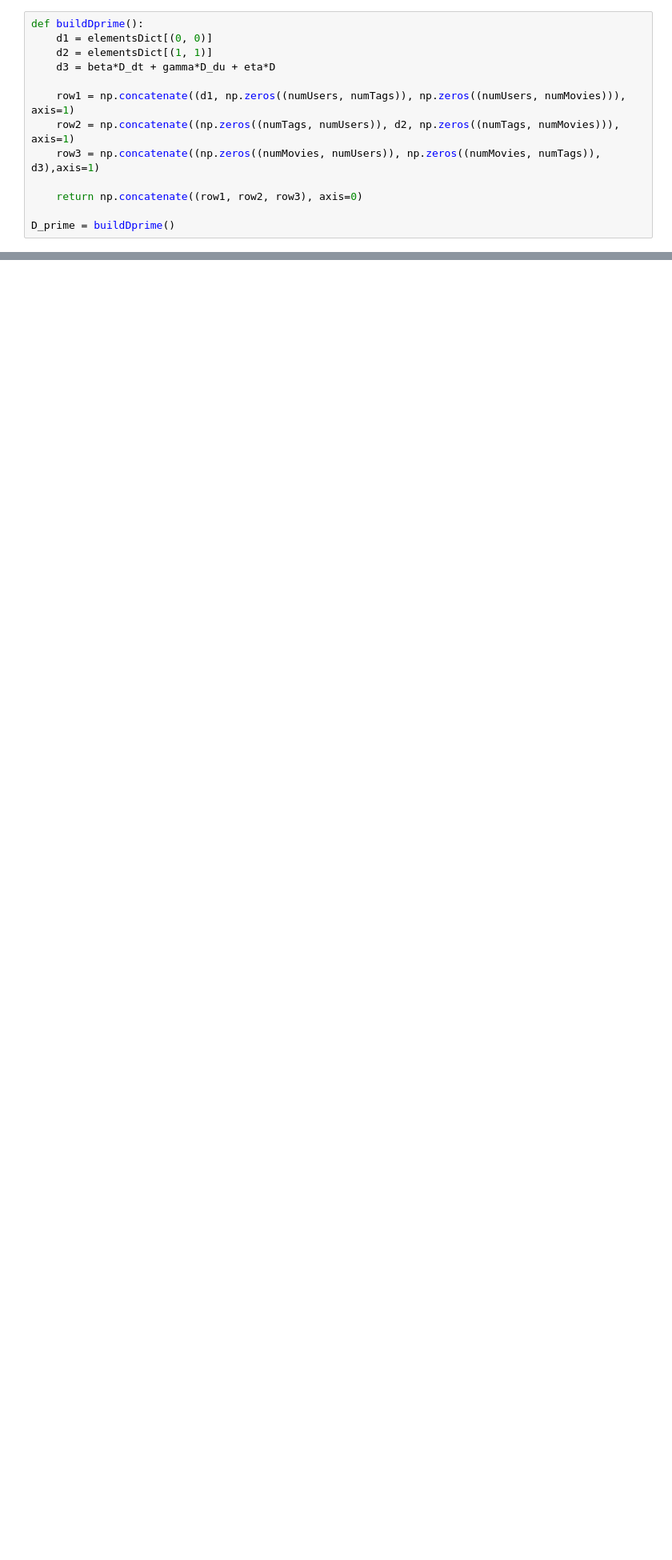
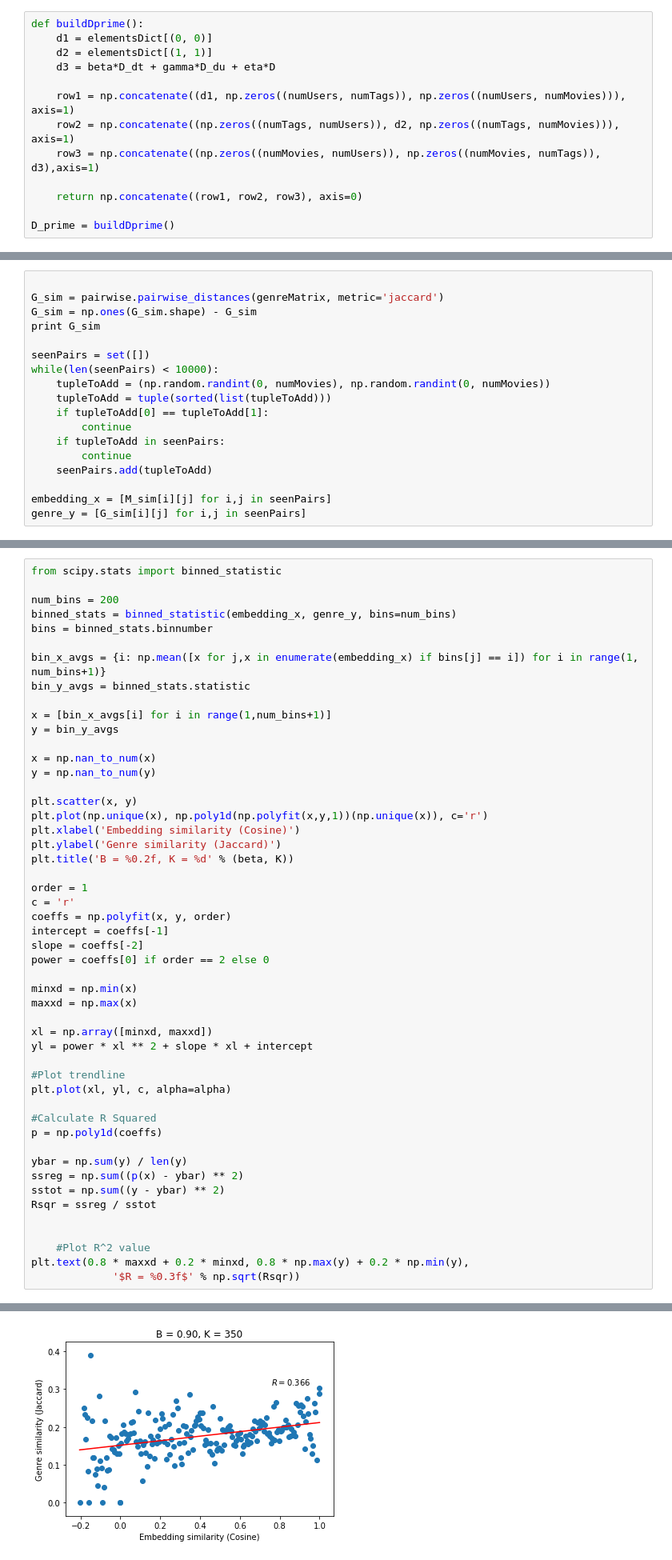
Before and after one commit to travis14/cs224w-final-project, a Jupyter notebook: Tag Similarity Embeddings.ipynb, the cells around one changed output, grey strips where cells are left out. Shown at 80% size. Saved outputs shown, nothing was run; the diff lists cells and outputs as text; blank space fills up the shorter version.

```diff
--- a/Tag Similarity Embeddings.ipynb
+++ b/Tag Similarity Embeddings.ipynb
@@ -333,0 +303,18 @@ array([[ -7.54530498e-05,   5.88146288e-05,  -8.23677486e-05, ...,
+# %%
+
+G_sim = pairwise.pairwise_distances(genreMatrix, metric='jaccard')
+G_sim = np.ones(G_sim.shape) - G_sim
+print G_sim
+
+seenPairs = set([])
+while(len(seenPairs) < 10000):
+    tupleToAdd = (np.random.randint(0, numMovies), np.random.randint(0, numMovies))
+    tupleToAdd = tuple(sorted(list(tupleToAdd)))
+    if tupleToAdd[0] == tupleToAdd[1]:
+        continue
+    if tupleToAdd in seenPairs:
+        continue
+    seenPairs.add(tupleToAdd)
+
+embedding_x = [M_sim[i][j] for i,j in seenPairs]
+genre_y = [G_sim[i][j] for i,j in seenPairs]
@@ -333,0 +337,51 @@ array([[ -7.54530498e-05,   5.88146288e-05,  -8.23677486e-05, ...,
+# %%
+from scipy.stats import binned_statistic
+
+num_bins = 200
+binned_stats = binned_statistic(embedding_x, genre_y, bins=num_bins)
+bins = binned_stats.binnumber
+
+bin_x_avgs = {i: np.mean([x for j,x in enumerate(embedding_x) if bins[j] == i]) for i in range(1, num_bins+1)}
+bin_y_avgs = binned_stats.statistic
+
+x = [bin_x_avgs[i] for i in range(1,num_bins+1)]
+y = bin_y_avgs
+
+x = np.nan_to_num(x)
+y = np.nan_to_num(y)
+
+plt.scatter(x, y)
+plt.plot(np.unique(x), np.poly1d(np.polyfit(x,y,1))(np.unique(x)), c='r')
+plt.xlabel('Embedding similarity (Cosine)')
+plt.ylabel('Genre similarity (Jaccard)')
+plt.title('B = %0.2f, K = %d' % (beta, K))
+
+order = 1
+c = 'r'
+coeffs = np.polyfit(x, y, order)
+intercept = coeffs[-1]
+slope = coeffs[-2]
+power = coeffs[0] if order == 2 else 0
+
+minxd = np.min(x)
+maxxd = np.max(x)
+
+xl = np.array([minxd, maxxd])
+yl = power * xl ** 2 + slope * xl + intercept
+
+#Plot trendline
+plt.plot(xl, yl, c, alpha=alpha)
+
+#Calculate R Squared
+p = np.poly1d(coeffs)
+
+ybar = np.sum(y) / len(y)
+ssreg = np.sum((p(x) - ybar) ** 2)
+sstot = np.sum((y - ybar) ** 2)
+Rsqr = ssreg / sstot
+
+
+    #Plot R^2 value
+plt.text(0.8 * maxxd + 0.2 * minxd, 0.8 * np.max(y) + 0.2 * np.min(y),
+             '$R = %0.3f$' % np.sqrt(Rsqr))
+# %% [output]
@@ -333,0 +389 @@ array([[ -7.54530498e-05,   5.88146288e-05,  -8.23677486e-05, ...,
+[figure, added]
```
Also changed, not shown: parts of 23 cells of this notebook.
